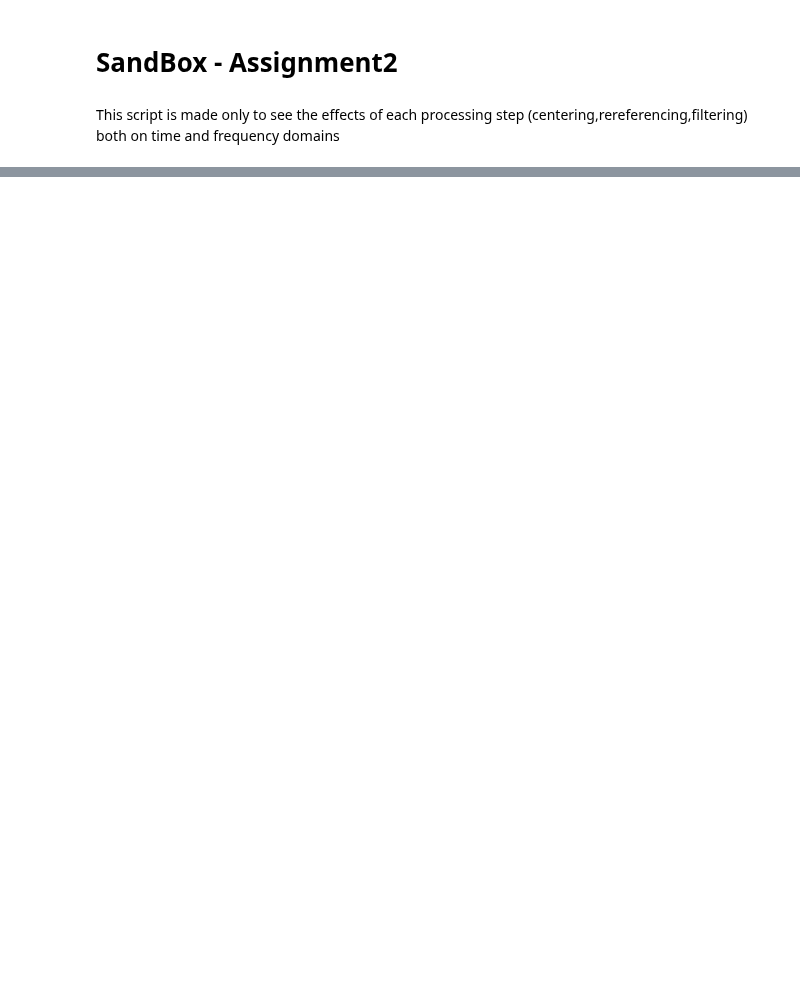
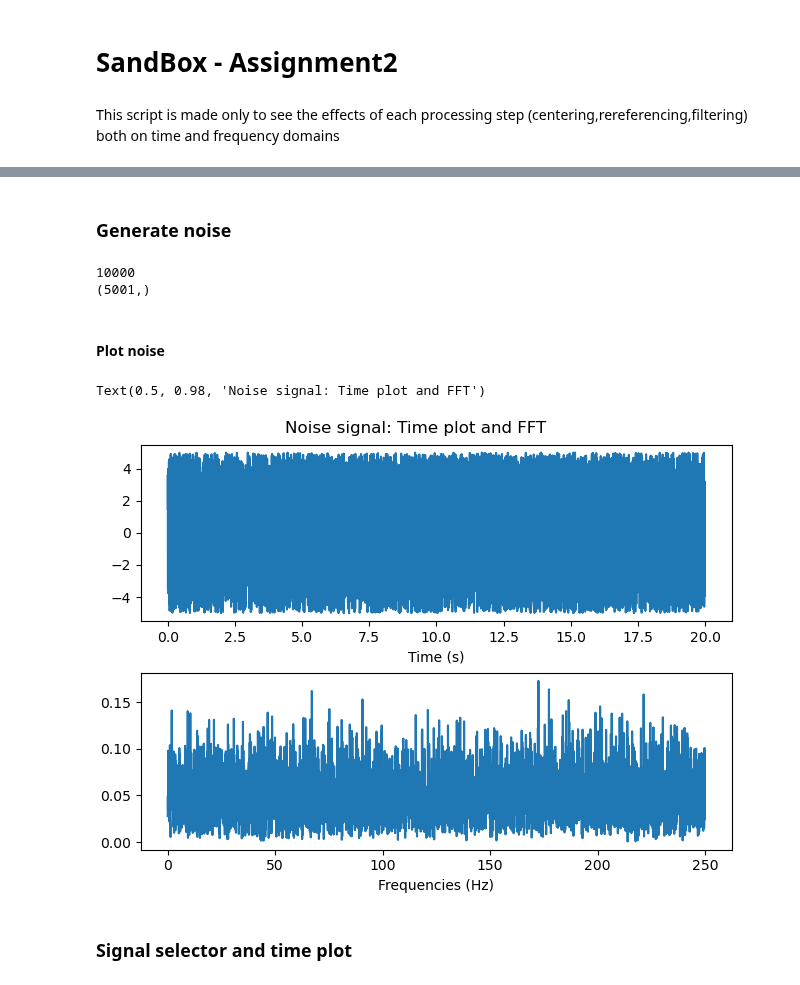
Before and after one commit to iwissemben/Stage_Signal_Physio, a Jupyter notebook: SRC/sandbox.ipynb, the cells around one changed output, grey strips where cells are left out. Cells and saved outputs as stored; diff of their text form; code cells hidden in the pictures; blank space fills up the shorter version.

```diff
--- a/SRC/sandbox.ipynb
+++ b/SRC/sandbox.ipynb
@@ -119,0 +101,27 @@ tridi_Pxx_densities_100_after = tridi_Pxx_densities_after[:, 0::2, :]
+# %% [markdown]
+### Generate noise <a class="anchor" name="noise"></a>
+# %%
+#Generate noise
+noise=np.random.uniform(low=-5,high=5,size=len(signal_amplitudes1))
+print(len(noise))
+
+uwu,iwi=fft_compute_on_single_channel2(signal=noise,Fs=Srate)
+print(np.shape(uwu))
+# %% [output]
+10000
+(5001,)
+# %% [markdown]
+#### Plot noise <a class="anchor" name="noiseplot"></a>
+# %%
+figure,axis=plt.subplots(2,num=1,layout="constrained")
+axis[0].plot(times,noise)
+axis[0].set_xlabel("Time (s)")
+
+axis[1].plot(uwu,iwi)
+axis[1].set_xlabel("Frequencies (Hz)")
+figure.suptitle("Noise signal: Time plot and FFT")
+# %% [output]
+Text(0.5, 0.98, 'Noise signal: Time plot and FFT')
+[figure, added]
+# %% [markdown]
+### Signal selector and time plot <a class="anchor" name="timeplot"></a>
```
Also changed, not shown: parts of 63 cells of this notebook, 7 other files.
